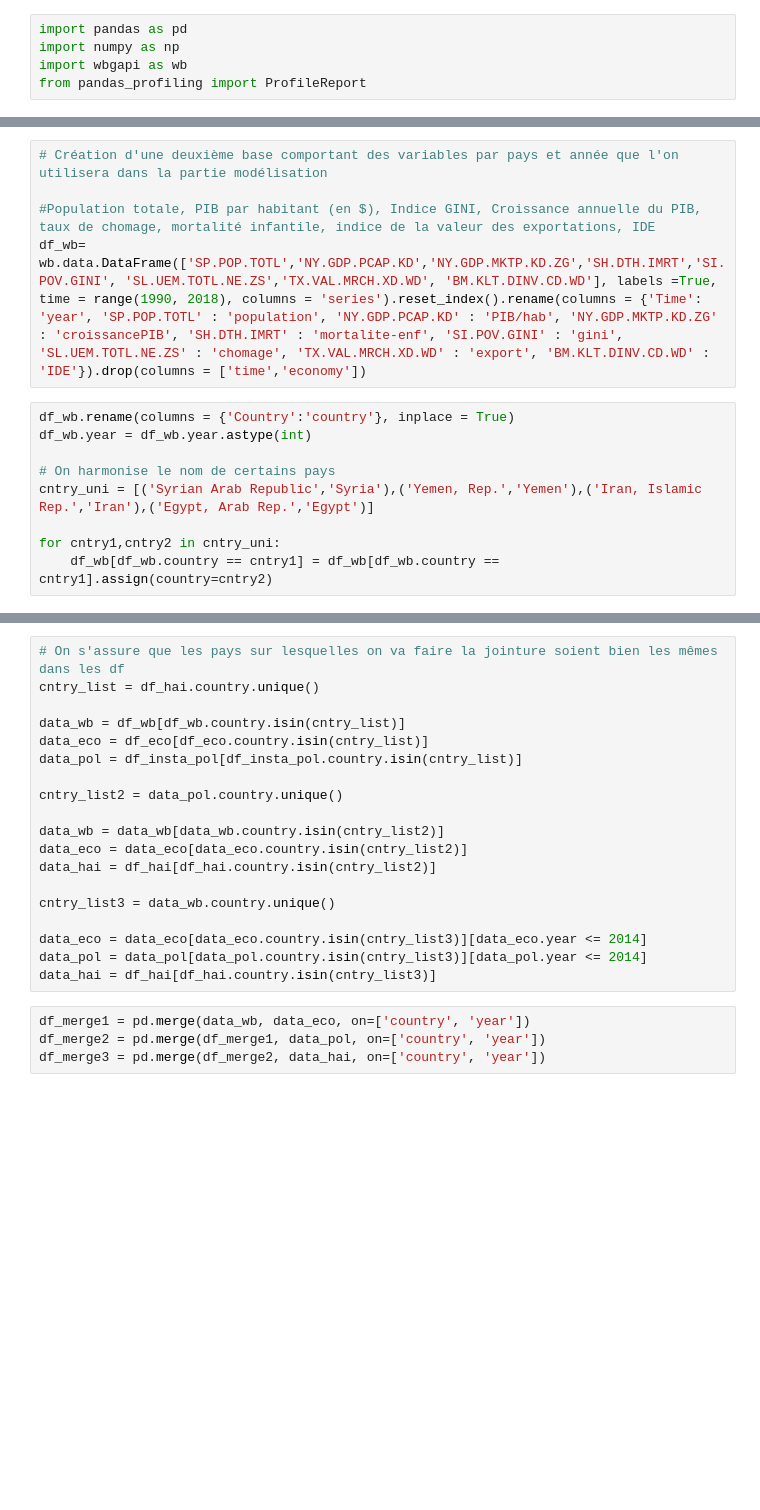
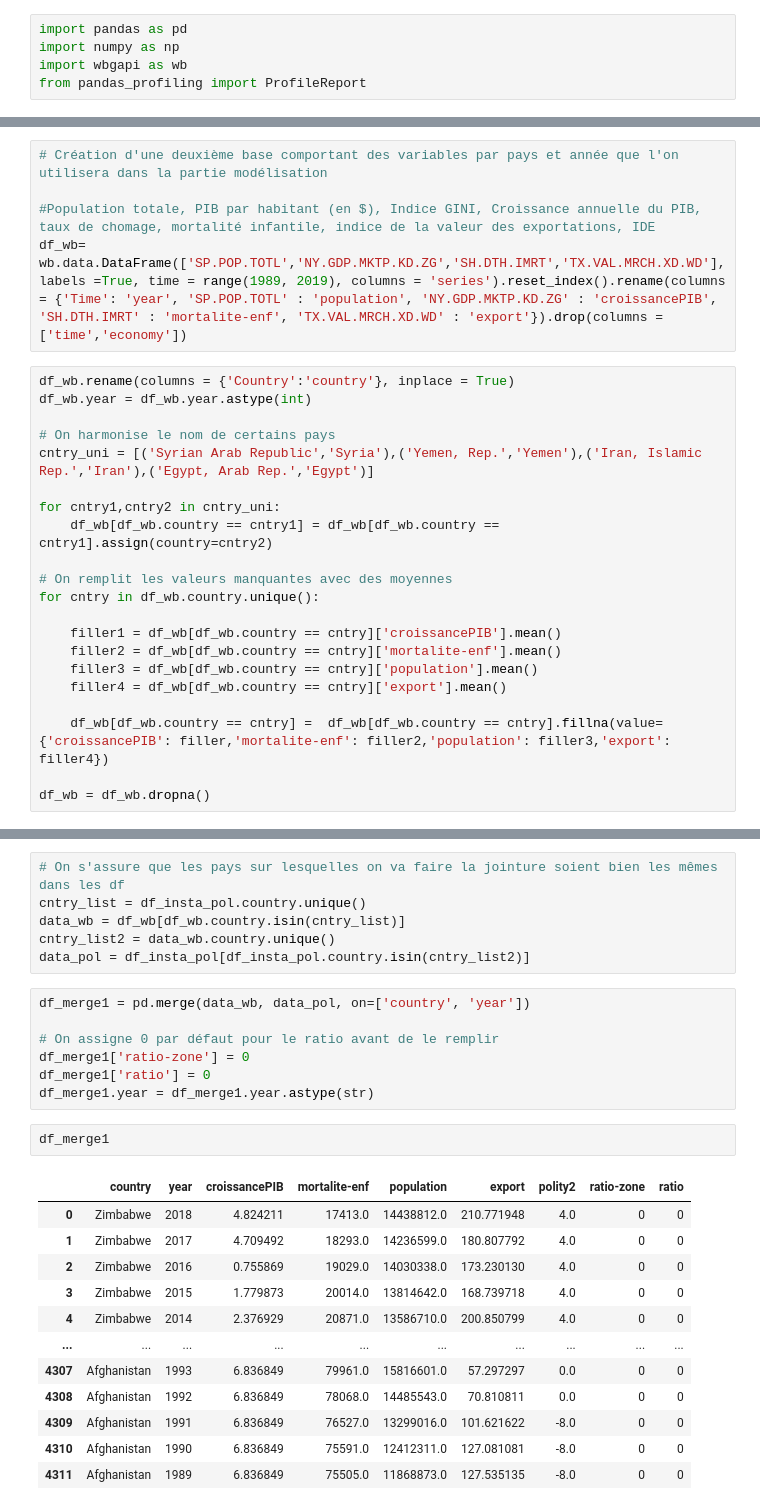
Before and after one commit to LexAdrim/UCDP-project, a Jupyter notebook: get_data.ipynb, the cells around one changed output, grey strips where cells are left out. Saved outputs shown, nothing was run; the diff lists cells and outputs as text; blank space fills up the shorter version.

```diff
--- a/get_data.ipynb
+++ b/get_data.ipynb
@@ -45,7 +29,7 @@ for cntry1,cntry2 in cntry_uni:
 # Création d'une deuxième base comportant des variables par pays et année que l'on utilisera dans la partie modélisation
 
 #Population totale, PIB par habitant (en $), Indice GINI, Croissance annuelle du PIB, taux de chomage, mortalité infantile, indice de la valeur des exportations, IDE
-df_wb= wb.data.DataFrame(['SP.POP.TOTL','NY.GDP.PCAP.KD','NY.GDP.MKTP.KD.ZG','SH.DTH.IMRT','SI.POV.GINI', 'SL.UEM.TOTL.NE.ZS','TX.VAL.MRCH.XD.WD', 'BM.KLT.DINV.CD.WD'], labels =True, time = range(1990, 2018), columns = 'series').reset_index().rename(columns = {'Time': 'year', 'SP.POP.TOTL' : 'population', 'NY.GDP.PCAP.KD' : 'PIB/hab', 'NY.GDP.MKTP.KD.ZG' : 'croissancePIB', 'SH.DTH.IMRT' : 'mortalite-enf', 'SI.POV.GINI' : 'gini', 'SL.UEM.TOTL.NE.ZS' : 'chomage', 'TX.VAL.MRCH.XD.WD' : 'export', 'BM.KLT.DINV.CD.WD' : 'IDE'}).drop(columns = ['time','economy'])
+df_wb= wb.data.DataFrame(['SP.POP.TOTL','NY.GDP.MKTP.KD.ZG','SH.DTH.IMRT','TX.VAL.MRCH.XD.WD'], labels =True, time = range(1989, 2019), columns = 'series').reset_index().rename(columns = {'Time': 'year', 'SP.POP.TOTL' : 'population', 'NY.GDP.MKTP.KD.ZG' : 'croissancePIB', 'SH.DTH.IMRT' : 'mortalite-enf', 'TX.VAL.MRCH.XD.WD' : 'export'}).drop(columns = ['time','economy'])
 # %%
 df_wb.rename(columns = {'Country':'country'}, inplace = True)
 df_wb.year = df_wb.year.astype(int)
@@ -55,3 +39,15 @@ cntry_uni = [('Syrian Arab Republic','Syria'),('Yemen, Rep.','Yemen'),('Iran, Is
 
 for cntry1,cntry2 in cntry_uni:
     df_wb[df_wb.country == cntry1] = df_wb[df_wb.country == cntry1].assign(country=cntry2)
+
+# On remplit les valeurs manquantes avec des moyennes
+for cntry in df_wb.country.unique():
+
+    filler1 = df_wb[df_wb.country == cntry]['croissancePIB'].mean()
+    filler2 = df_wb[df_wb.country == cntry]['mortalite-enf'].mean()
+    filler3 = df_wb[df_wb.country == cntry]['population'].mean()
+    filler4 = df_wb[df_wb.country == cntry]['export'].mean()
+
+    df_wb[df_wb.country == cntry] =  df_wb[df_wb.country == cntry].fillna(value={'croissancePIB': filler,'mortalite-enf': filler2,'population': filler3,'export': filler4})
+
+df_wb = df_wb.dropna()
@@ -58,23 +74,28 @@ for cntry1,cntry2 in cntry_uni:
 # %%
 # On s'assure que les pays sur lesquelles on va faire la jointure soient bien les mêmes dans les df
-cntry_list = df_hai.country.unique()
-
+cntry_list = df_insta_pol.country.unique()
 data_wb = df_wb[df_wb.country.isin(cntry_list)]
-data_eco = df_eco[df_eco.country.isin(cntry_list)]
-data_pol = df_insta_pol[df_insta_pol.country.isin(cntry_list)]
-
-cntry_list2 = data_pol.country.unique()
-
-data_wb = data_wb[data_wb.country.isin(cntry_list2)]
-data_eco = data_eco[data_eco.country.isin(cntry_list2)]
-data_hai = df_hai[df_hai.country.isin(cntry_list2)]
-
-cntry_list3 = data_wb.country.unique()
-
-data_eco = data_eco[data_eco.country.isin(cntry_list3)][data_eco.year <= 2014]
-data_pol = data_pol[data_pol.country.isin(cntry_list3)][data_pol.year <= 2014]
-data_hai = df_hai[df_hai.country.isin(cntry_list3)]
+cntry_list2 = data_wb.country.unique()
+data_pol = df_insta_pol[df_insta_pol.country.isin(cntry_list2)]
 # %%
-df_merge1 = pd.merge(data_wb, data_eco, on=['country', 'year'])
-df_merge2 = pd.merge(df_merge1, data_pol, on=['country', 'year'])
-df_merge3 = pd.merge(df_merge2, data_hai, on=['country', 'year'])
+df_merge1 = pd.merge(data_wb, data_pol, on=['country', 'year'])
+
+# On assigne 0 par défaut pour le ratio avant de le remplir
+df_merge1['ratio-zone'] = 0
+df_merge1['ratio'] = 0
+df_merge1.year = df_merge1.year.astype(str)
+# %%
+df_merge1
+# %% [output]
+|  | country | year | croissancePIB | mortalite-enf | population | export | polity2 | ratio-zone | ratio |
+| 0 | Zimbabwe | 2018 | 4.824211 | 17413.0 | 14438812.0 | 210.771948 | 4.0 | 0 | 0 |
+| 1 | Zimbabwe | 2017 | 4.709492 | 18293.0 | 14236599.0 | 180.807792 | 4.0 | 0 | 0 |
+| 2 | Zimbabwe | 2016 | 0.755869 | 19029.0 | 14030338.0 | 173.230130 | 4.0 | 0 | 0 |
+| 3 | Zimbabwe | 2015 | 1.779873 | 20014.0 | 13814642.0 | 168.739718 | 4.0 | 0 | 0 |
+| 4 | Zimbabwe | 2014 | 2.376929 | 20871.0 | 13586710.0 | 200.850799 | 4.0 | 0 | 0 |
+| ... | ... | ... | ... | ... | ... | ... | ... | ... | ... |
+| 4307 | Afghanistan | 1993 | 6.836849 | 79961.0 | 15816601.0 | 57.297297 | 0.0 | 0 | 0 |
+| 4308 | Afghanistan | 1992 | 6.836849 | 78068.0 | 14485543.0 | 70.810811 | 0.0 | 0 | 0 |
+| 4309 | Afghanistan | 1991 | 6.836849 | 76527.0 | 13299016.0 | 101.621622 | -8.0 | 0 | 0 |
+| 4310 | Afghanistan | 1990 | 6.836849 | 75591.0 | 12412311.0 | 127.081081 | -8.0 | 0 | 0 |
+| 4311 | Afghanistan | 1989 | 6.836849 | 75505.0 | 11868873.0 | 127.535135 | -8.0 | 0 | 0 |
```
Also changed, not shown: parts of 17 cells of this notebook, 1 other file.
